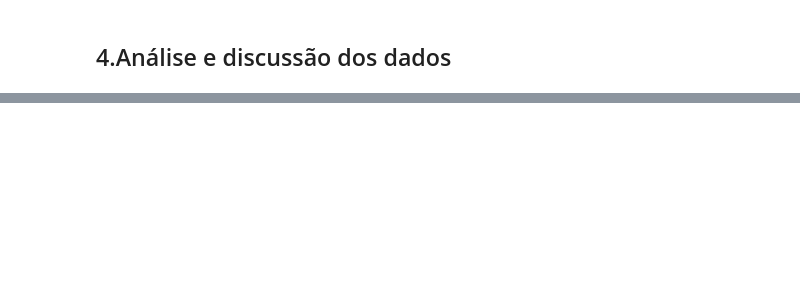
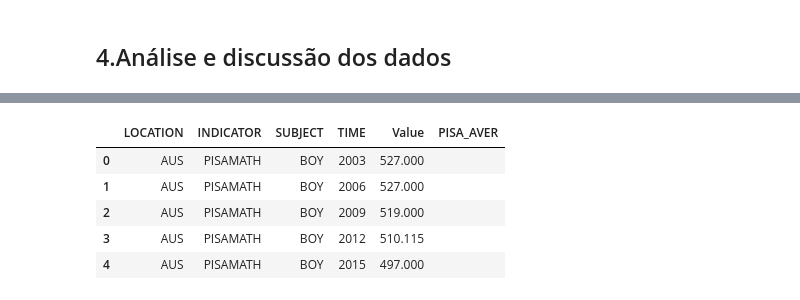
Before and after one commit to BimChar/Projeto_Integrador-DH, a Jupyter notebook: projetoIntegrador.ipynb, the cells around one changed output, grey strips where cells are left out. Saved outputs shown, nothing was run; the diff lists cells and outputs as text; code cells hidden in the pictures; blank space fills up the shorter version.

```diff
--- a/projetoIntegrador.ipynb
+++ b/projetoIntegrador.ipynb
@@ -71,0 +122,4 @@ memory usage: 337.6+ KB
+# %%
+df_PISA_MATH.drop(['MEASURE', 'FREQUENCY', 'Flag Codes'], axis=1, inplace=True)
+df_PISA_READ.drop(['MEASURE', 'FREQUENCY', 'Flag Codes'], axis=1, inplace=True)
+df_PISA_SCIENCE.drop(['MEASURE', 'FREQUENCY', 'Flag Codes'], axis=1, inplace=True)
@@ -71,0 +144,11 @@ memory usage: 337.6+ KB
+# %%
+df_PISA = pd.concat([df_PISA_MATH, df_PISA_READ, df_PISA_SCIENCE], axis=0, join='outer', ignore_index=True)
+df_PISA['PISA_AVER'] = ''
+df_PISA.head()
+# %% [output]
+|  | LOCATION | INDICATOR | SUBJECT | TIME | Value | PISA_AVER |
+| 0 | AUS | PISAMATH | BOY | 2003 | 527.000 |  |
+| 1 | AUS | PISAMATH | BOY | 2006 | 527.000 |  |
+| 2 | AUS | PISAMATH | BOY | 2009 | 519.000 |  |
+| 3 | AUS | PISAMATH | BOY | 2012 | 510.115 |  |
+| 4 | AUS | PISAMATH | BOY | 2015 | 497.000 |  |
```
Also changed, not shown: parts of 32 cells of this notebook, 2 other files.
